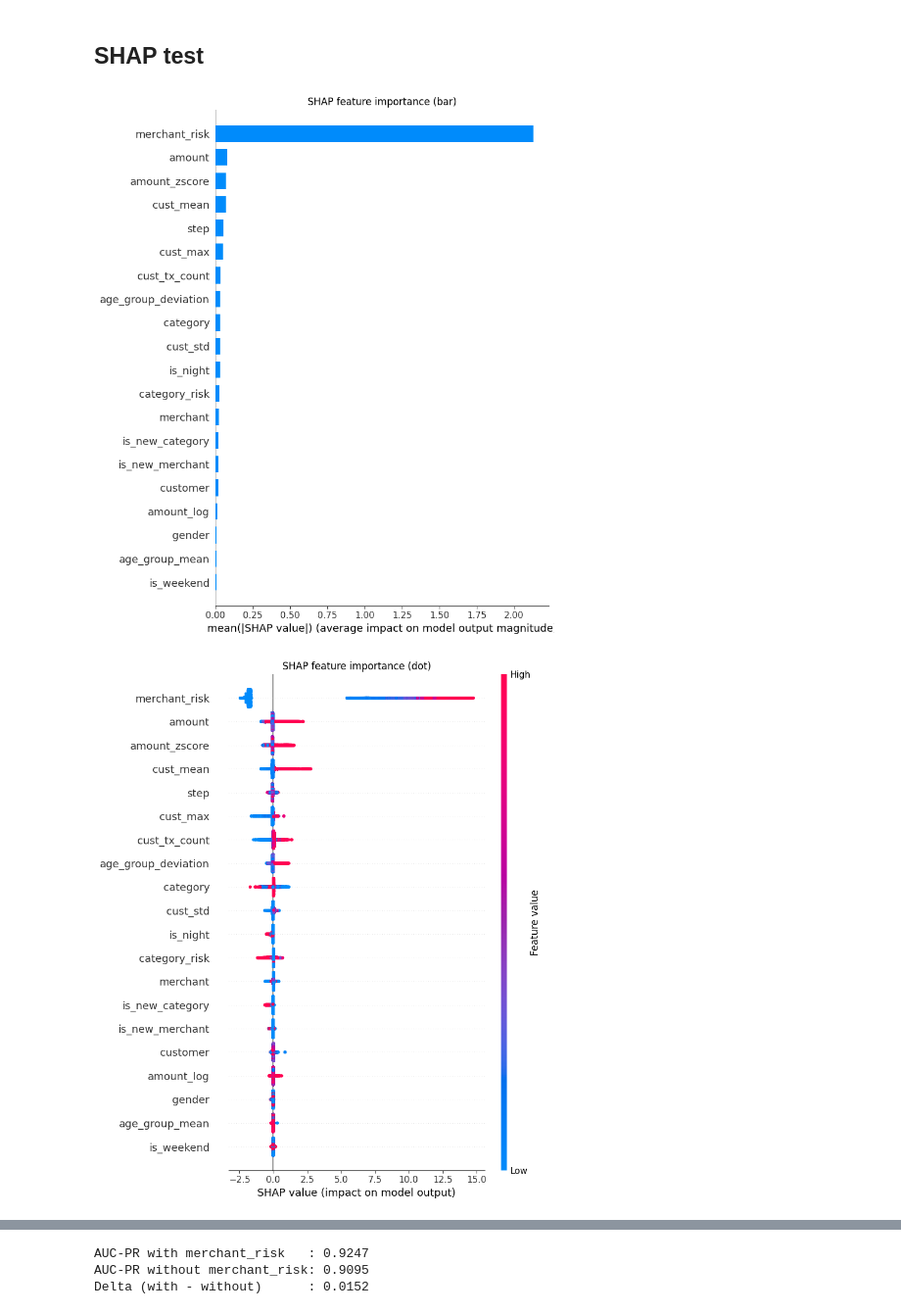
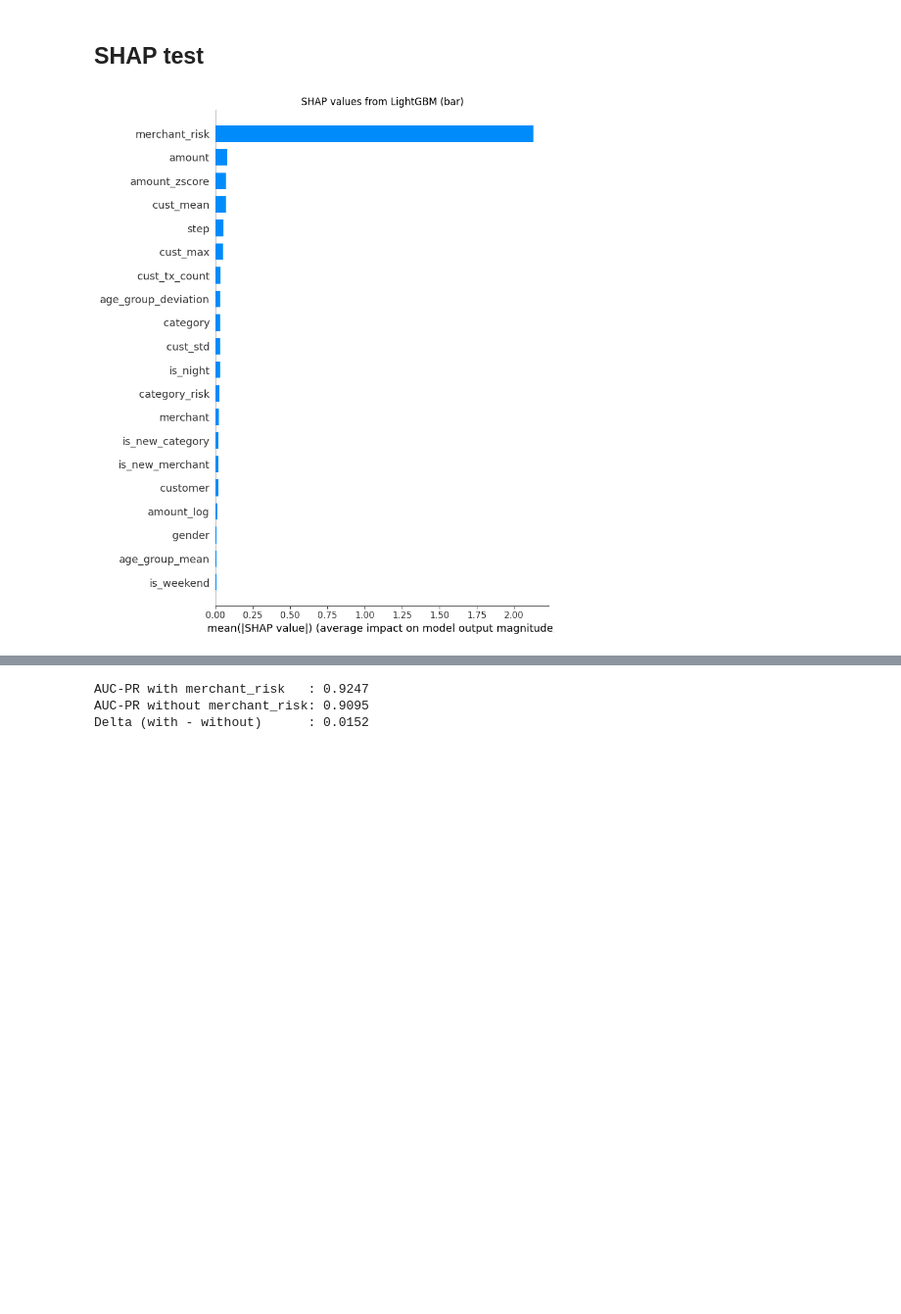
Before and after one commit to Thanh-dev-192006/Credit_Card_-Fraud_-Detection, a Jupyter notebook: notebooks/Feature_engineering/Data_Preprocessing_FE.ipynb, the cells around one changed output, grey strips where cells are left out. Shown at 98% size. Cells and saved outputs as stored; diff of their text form; code cells hidden in the pictures; blank space fills up the shorter version.

```diff
--- a/notebooks/Feature_engineering/Data_Preprocessing_FE.ipynb
+++ b/notebooks/Feature_engineering/Data_Preprocessing_FE.ipynb
@@ -375,39 +375,34 @@ X_test shape      : (89197, 28)
 # %%
 import shap
 import matplotlib.pyplot as plt
 
 # 1) train model final (chọn best_resampler đã dùng)
 model = lgb.LGBMClassifier(
     n_estimators=200, learning_rate=0.05, num_leaves=31,
     random_state=42, verbose=-1, n_jobs=-1
 )
 model.fit(X_train_res, y_train_res)
 
 # 2) SHAP explainer (LightGBM tree explainer)
 explainer = shap.TreeExplainer(model)
 shap_values = explainer.shap_values(X_test)  # [0]: neg, [1]: pos; binary
 shap_vals_pos = shap_values[1] if isinstance(shap_values, list) else shap_values
 
 # 3) summary plot
 shap.summary_plot(shap_vals_pos, X_test, feature_names=feature_cols, plot_type='bar', show=False)
-plt.title('SHAP feature importance (bar)')
+plt.title('SHAP values from LightGBM (bar)')
 plt.tight_layout()
 plt.show()
 
-shap.summary_plot(shap_vals_pos, X_test, feature_names=feature_cols, show=False)
-plt.title('SHAP feature importance (dot)')
-plt.tight_layout()
-plt.show()
 
 # 4) top-k features (mean abs SHAP)
 mean_abs_shap = np.abs(shap_vals_pos).mean(axis=0)
 shap_rank = pd.DataFrame({'feature': feature_cols, 'mean_abs_shap': mean_abs_shap})
 shap_rank = shap_rank.sort_values('mean_abs_shap', ascending=False).reset_index(drop=True)
 print('Top 15 SHAP features:')
 print(shap_rank.head(15).to_string(index=False))
 # %% [output]
-[figure, old version]
+[figure, new version]
-[figure, removed]
 Top 15 SHAP features:
             feature  mean_abs_shap
       merchant_risk       2.127745
```
Also changed, not shown: parts of 2 cells of this notebook, 4 other files.
